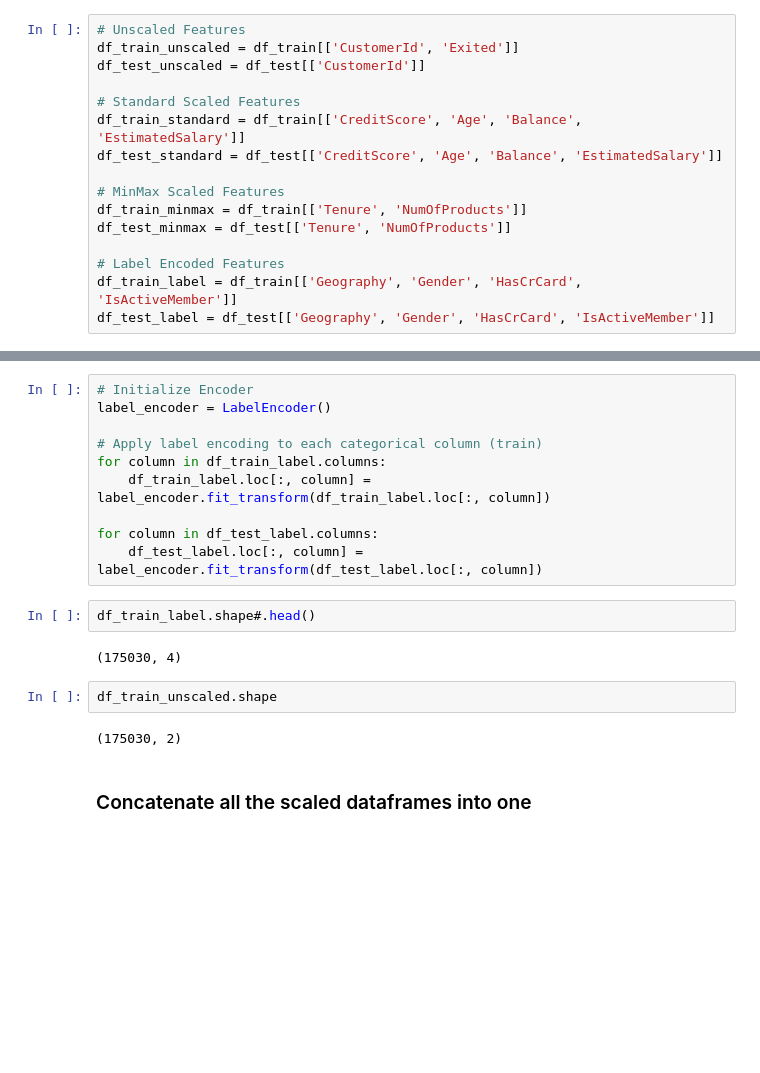
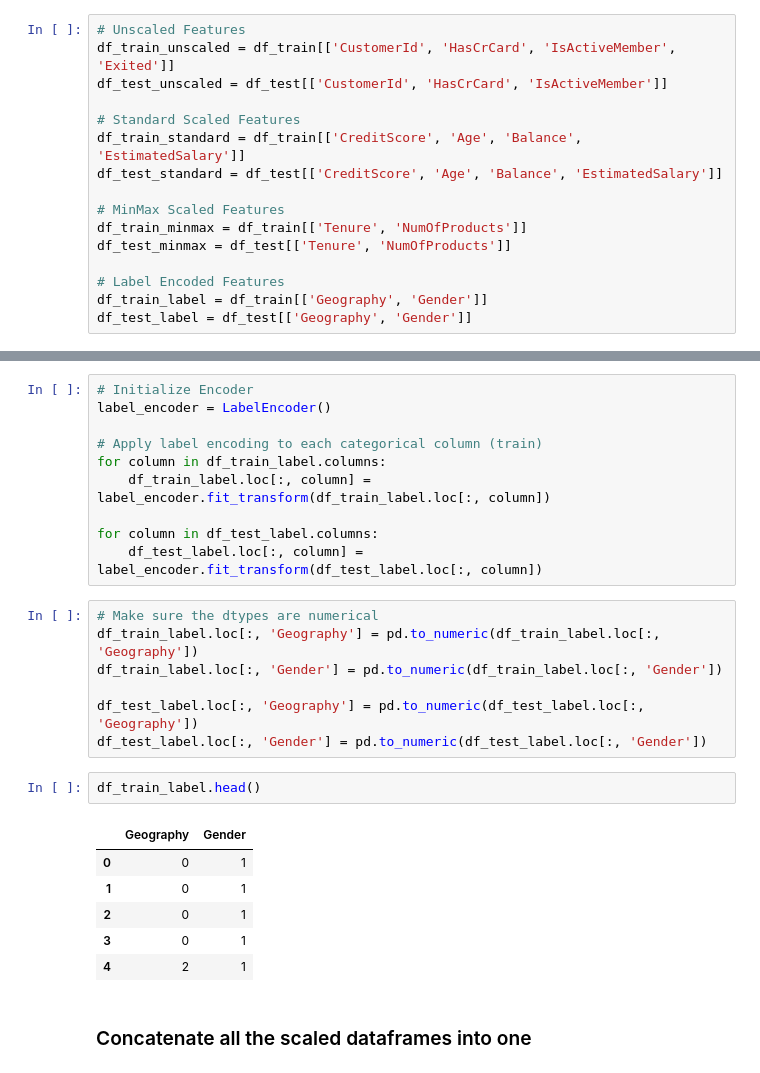
Before and after one commit to Kaaykun/Kaggle-Competition-01, a Jupyter notebook: notebooks/main.ipynb, the cells around one changed output, grey strips where cells are left out. Saved outputs shown, nothing was run; the diff lists cells and outputs as text; blank space fills up the shorter version.

```diff
--- a/notebooks/main.ipynb
+++ b/notebooks/main.ipynb
@@ -359,7 +371,7 @@ df_train.head()
 # %%
 # Unscaled Features
-df_train_unscaled = df_train[['CustomerId', 'Exited']]
-df_test_unscaled = df_test[['CustomerId']]
+df_train_unscaled = df_train[['CustomerId', 'HasCrCard', 'IsActiveMember', 'Exited']]
+df_test_unscaled = df_test[['CustomerId', 'HasCrCard', 'IsActiveMember']]
 
 # Standard Scaled Features
 df_train_standard = df_train[['CreditScore', 'Age', 'Balance', 'EstimatedSalary']]
@@ -370,8 +382,8 @@ df_train_minmax = df_train[['Tenure', 'NumOfProducts']]
 df_test_minmax = df_test[['Tenure', 'NumOfProducts']]
 
 # Label Encoded Features
-df_train_label = df_train[['Geography', 'Gender', 'HasCrCard', 'IsActiveMember']]
-df_test_label = df_test[['Geography', 'Gender', 'HasCrCard', 'IsActiveMember']]
+df_train_label = df_train[['Geography', 'Gender']]
+df_test_label = df_test[['Geography', 'Gender']]
 # %% [markdown]
 ### Standard Scaling
 # %%
@@ -430,14 +458,22 @@ for column in df_train_label.columns:
 
 for column in df_test_label.columns:
     df_test_label.loc[:, column] = label_encoder.fit_transform(df_test_label.loc[:, column])
+# %%
+# Make sure the dtypes are numerical
+df_train_label.loc[:, 'Geography'] = pd.to_numeric(df_train_label.loc[:, 'Geography'])
+df_train_label.loc[:, 'Gender'] = pd.to_numeric(df_train_label.loc[:, 'Gender'])
+
+df_test_label.loc[:, 'Geography'] = pd.to_numeric(df_test_label.loc[:, 'Geography'])
+df_test_label.loc[:, 'Gender'] = pd.to_numeric(df_test_label.loc[:, 'Gender'])
 # %%
-df_train_label.shape#.head()
+df_train_label.head()
 # %% [output]
-(175030, 4)
+|  | Geography | Gender |
+| 0 | 0 | 1 |
+| 1 | 0 | 1 |
+| 2 | 0 | 1 |
+| 3 | 0 | 1 |
+| 4 | 2 | 1 |
-# %%
-df_train_unscaled.shape
-# %% [output]
-(175030, 2)
 # %% [markdown]
 ### Concatenate all the scaled dataframes into one
 # %%
```
Also changed, not shown: parts of 29 cells of this notebook, 5 other files.
